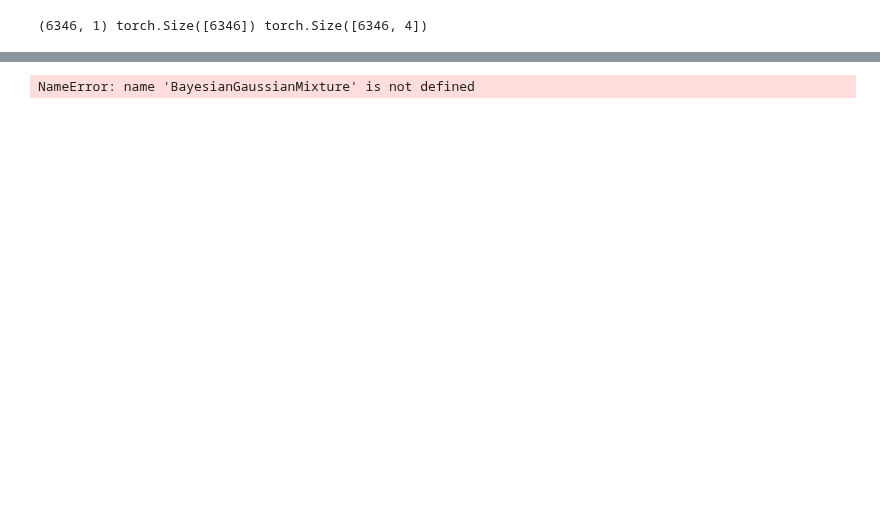
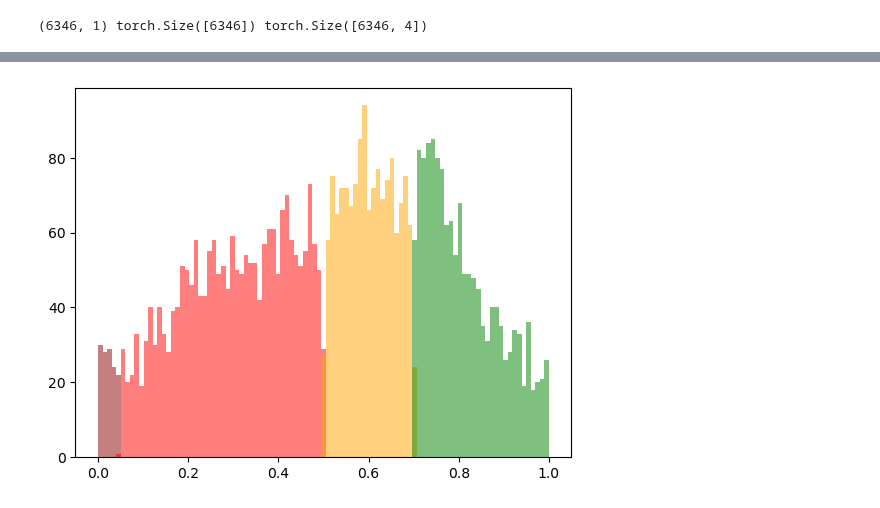
Before and after one commit to ishan-gaur/HPA_CC, a Jupyter notebook: scripts/cm_eval.ipynb, the cells around one changed output, grey strips where cells are left out. Saved outputs shown, nothing was run; the diff lists cells and outputs as text; code cells hidden in the pictures; blank space fills up the shorter version.

```diff
--- a/scripts/cm_eval.ipynb
+++ b/scripts/cm_eval.ipynb
@@ -138,3 +161,9 @@ if label_type != "phase":
+# %%
+for c in range(len(cutoffs) - 1):
+    cutoff_labels = preds_val[(preds_val < cutoffs[c+1]) & (preds_val > cutoffs[c])]
+    plt.hist(cutoff_labels, bins=bins, alpha=0.5, label=classes[c], color=colors[c])
+# %% [output]
+[figure, added]
 # %%
 if label_type == "phase":
     preds_test = np.argmax(preds_test, axis=1)
@@ -142,48 +171,22 @@ if label_type == "phase":
     print(preds_test.shape, labels_test.shape)
 elif label_type == "angle":
     NUM_COMPONENTS, NUM_CLASSES = 7, 4
-    # Fit the Bayesian GMM to the angular distributions
-    if scope:
-        scope_names_list = []
-        for scope, n_cell in zip(scope_names, cells_per_well):
-            scope_names_list.extend([scope] * n_cell)
-        # these are set in the pseudotime_labels.ipynb notebook at the botoom
-        scope_gmms = pkl.load(open(OUTPUT_DIR / "scope_gmms.pkl", "rb"))
-        groupings = pkl.load(open(OUTPUT_DIR / "groupings.pkl", "rb"))
-        from HPA_CC.utils.pseudotime import comp_to_class
+    gmm = BayesianGaussianMixture(n_components=7, covariance_type='full', n_init=10)
+    gmm.fit(std_full_angles.reshape(-1, 1))
 
-        class_likelihoods = []
-        for i, (scope, angle) in tqdm(enumerate(zip(scope_names_list, std_full_angles)), desc="Calculating class likelihoods"):
-            gmm = scope_gmms[scope]
-            group = groupings[scope]
-            sample_class_likelihoods = np.zeros((1, NUM_CLASSES))
-            angles = np.array([angle])
-            likelihoods = gmm._estimate_weighted_log_prob(angles.reshape(-1, 1))
-            for comp in range(gmm.n_components):
-                cell_idx = sample_class_likelihoods[:, comp_to_class(comp, gmm, group)]
-                sample_class_likelihoods[:, comp_to_class(comp, gmm, group)] = np.log(np.exp(cell_idx) + np.exp(likelihoods[:, comp]))
-            class_likelihoods.append(sample_class_likelihoods)
-        class_likelihoods = np.concatenate(class_likelihoods)
-        print(class_likelihoods.shape)
-    else:
-        gmm = BayesianGaussianMixture(n_components=7, covariance_type='full', n_init=10)
-        gmm.fit(std_full_angles.reshape(-1, 1))
+    def full_comp_to_class(comp):
+        sorted_idx = list(np.argsort(gmm.means_.flatten()))
+        if sorted_idx.index(comp) == 0:
+            return 0
+        return ((sorted_idx.index(comp) - 1) // 2) + 1
 
-        def full_comp_to_class(comp):
-            sorted_idx = list(np.argsort(gmm.means_.flatten()))
-            if sorted_idx.index(comp) == 0:
-                return 0
-            return ((sorted_idx.index(comp) - 1) // 2) + 1
-
-        class_likelihoods = np.zeros((len(std_full_std_int), NUM_CLASSES))
-        likelihoods = gmm._estimate_weighted_log_prob(std_full_angles.reshape(-1, 1))
-        for comp in range(gmm.n_components):
-            cell_idx = class_likelihoods[:, full_comp_to_class(comp)]
-            class_likelihoods[:, full_comp_to_class(comp)] = np.log(np.exp(cell_idx) + np.exp(likelihoods[:, comp]))
+    class_likelihoods = np.zeros((len(std_full_std_int), NUM_CLASSES))
+    likelihoods = gmm._estimate_weighted_log_prob(std_full_angles.reshape(-1, 1))
+    for comp in range(gmm.n_components):
+        cell_idx = class_likelihoods[:, full_comp_to_class(comp)]
+        class_likelihoods[:, full_comp_to_class(comp)] = np.log(np.exp(cell_idx) + np.exp(likelihoods[:, comp]))
 
     pseudotime_class = np.argmax(class_likelihoods, axis=1)
-# %% [output]
-NameError: name 'BayesianGaussianMixture' is not defined
 # %%
 filler = np.arange(len(classes))
 preds_ = np.concatenate((preds_test, filler))
```
Also changed, not shown: parts of 11 cells of this notebook.
